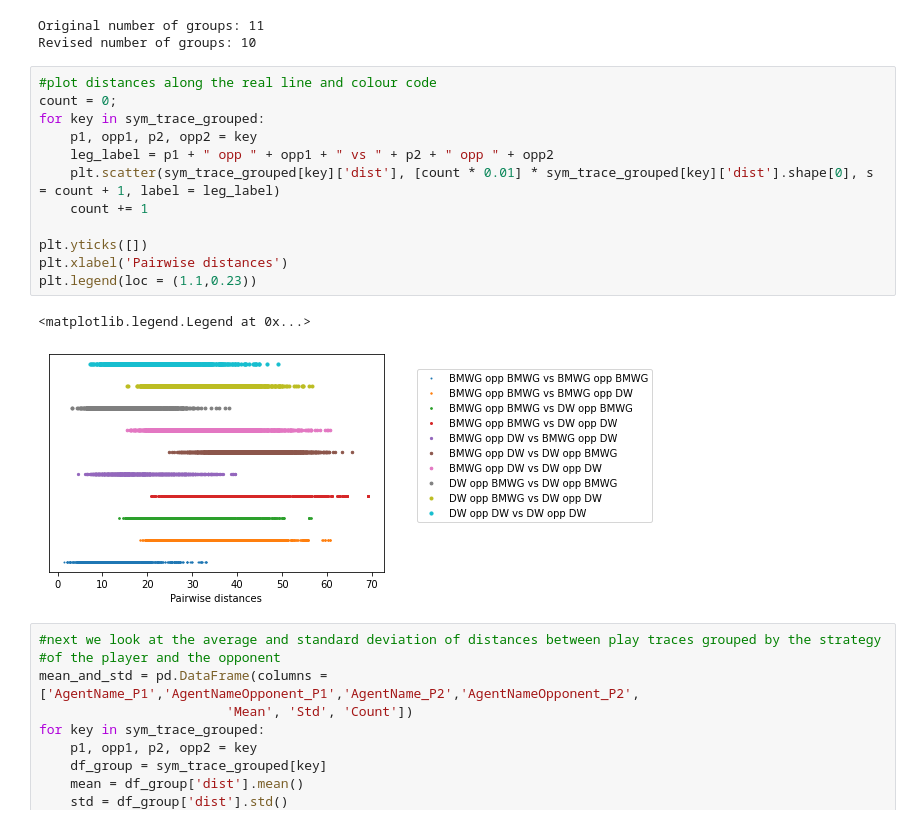
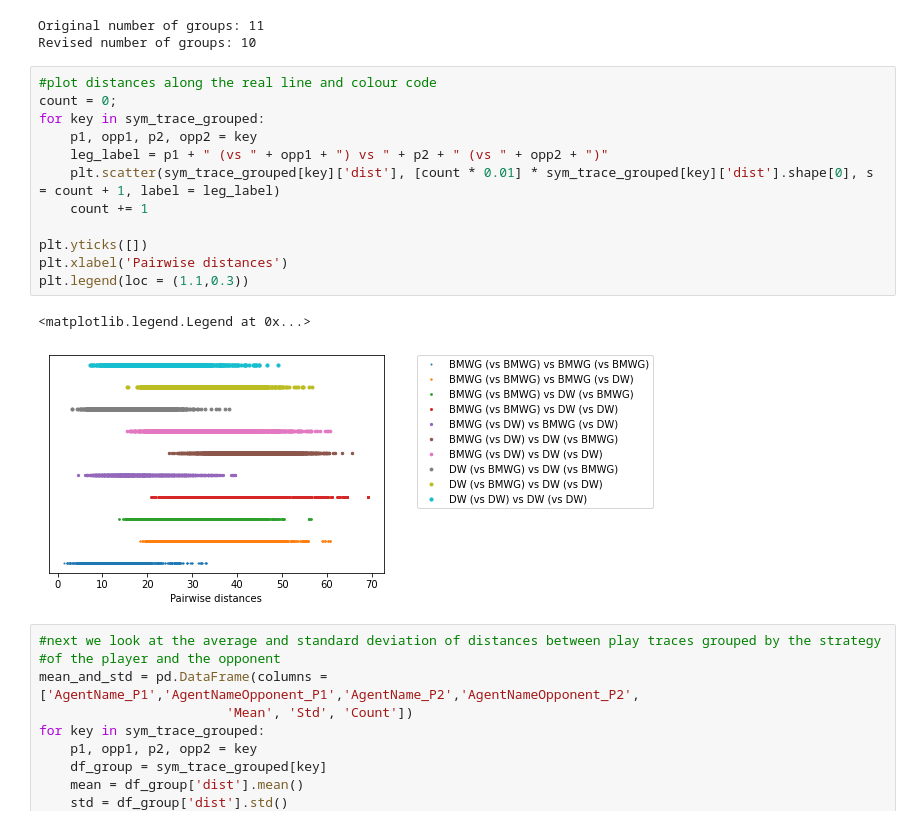
Before and after one commit to owenant/DominionPlayTraceClustering, a Jupyter notebook: PlayTraceAnalysisFromTAG.ipynb, the cells around one changed output. Cells and saved outputs as stored; diff of their text form.

```diff
--- a/PlayTraceAnalysisFromTAG.ipynb
+++ b/PlayTraceAnalysisFromTAG.ipynb
@@ -360,18 +360,18 @@ Revised number of groups: 10
 # %%
 #plot distances along the real line and colour code
 count = 0;
 for key in sym_trace_grouped:
     p1, opp1, p2, opp2 = key
-    leg_label = p1 + " opp " + opp1 + " vs " + p2 + " opp " + opp2
+    leg_label = p1 + " (vs " + opp1 + ") vs " + p2 + " (vs " + opp2 + ")"
     plt.scatter(sym_trace_grouped[key]['dist'], [count * 0.01] * sym_trace_grouped[key]['dist'].shape[0], s = count + 1, label = leg_label)
     count += 1
 
 plt.yticks([])
 plt.xlabel('Pairwise distances')
-plt.legend(loc = (1.1,0.23))
+plt.legend(loc = (1.1,0.3))
 # %% [output]
 <matplotlib.legend.Legend at 0x...>
-[figure, old version]
+[figure, new version]
 # %%
 #next we look at the average and standard deviation of distances between play traces grouped by the strategy
 #of the player and the opponent
```
Also changed, not shown: parts of 9 cells of this notebook.
